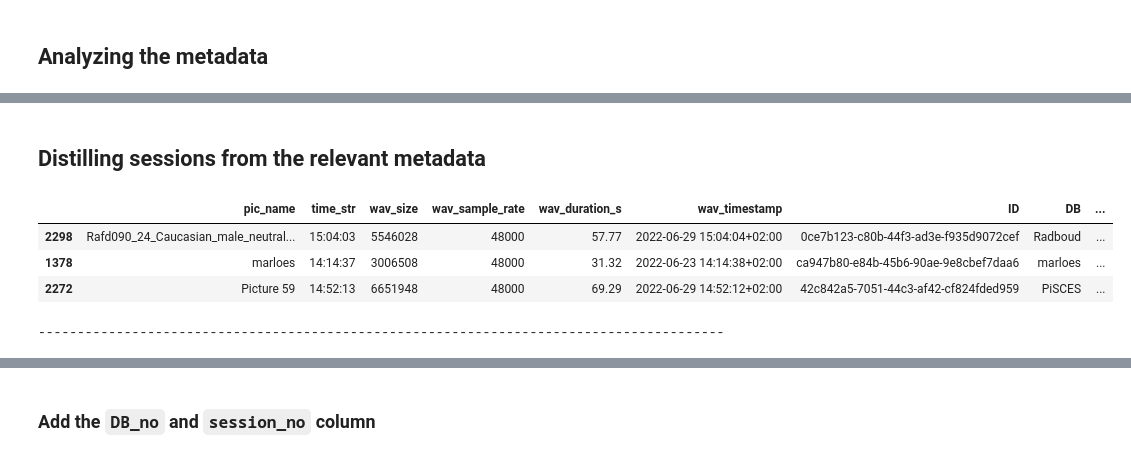
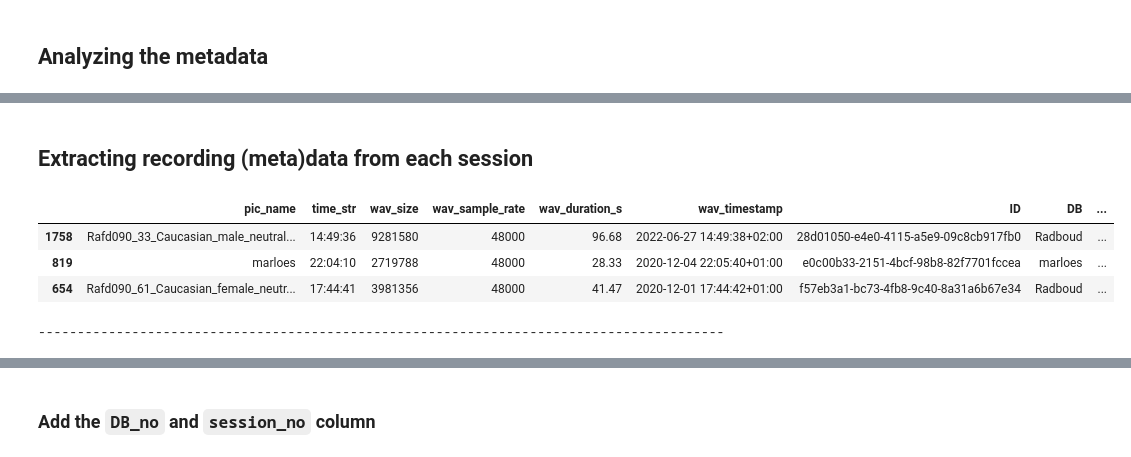
Before and after one commit to predict-idlab/gssp_analysis, a Jupyter notebook: notebooks/0.1_EDA.ipynb, the cells around one changed output, grey strips where cells are left out. Cells and saved outputs as stored; diff of their text form; code cells hidden in the pictures.

```diff
--- a/notebooks/0.1_EDA.ipynb
+++ b/notebooks/0.1_EDA.ipynb
@@ -142,10 +169,15 @@ array([<AxesSubplot:ylabel='Frequency'>, <AxesSubplot:ylabel='Frequency'>,
 # %%
+# NOTE: as for now we do not filter
+# TODO -> reconsider this
 df_metadata_relevant = (
-    df_metadata[
-        (df_metadata.Marloes >= 6)
-        & (df_metadata.Radboud >= 13)
-        & (df_metadata.PiSCES >= 13)
-    ]
+    # df_metadata[
+        # ~(
+        #     (df_metadata.Marloes >= 6)
+        #     & (df_metadata.Radboud >= 14)
+        #     & (df_metadata.PiSCES >= 14)
+        # )
+    # ]
+    df_metadata
     .reset_index(drop=True)
     .copy()
 )
@@ -196,18 +228,19 @@ Name: device, dtype: int64
 # %%
 df_metadata_relevant.to_parquet(loc_data_dir.joinpath("metadata_rel_ids.parquet"))
 # %% [markdown]
-## Distilling sessions from the relevant metadata
+## Extracting recording (meta)data from each session
 # %%
 session_dict_list = []
 
-# creating alldata.csv
+
+# Iterate over each session
 for folder in speech_data_session_dir.iterdir():
     if not folder.is_dir():
         continue
 
     def parse_pic_name_ts(db_folder, pic_name, time_str, sep="__") -> dict:
-        # what can we save from the wave file?
-        # duration - size
+        """Get the arousal valence json for the corresponding description"""
+        # what can we save from the wav file?
         json_f = sep.join([pic_name, time_str]) + ".json"
         json_f = db_folder.joinpath(json_f)
         if not json_f.is_file():
@@ -217,41 +250,38 @@ for folder in speech_data_session_dir.iterdir():
         with open(json_f, "r") as f:
             return json.load(f)
 
-    # TODO -> maybe we can also use the wav duration here as an extra assert.
     def get_wav_json_mapping(db_folder: Path) -> dict:
+        """Get the mapping from wav file to corresponding json (arousal/valence) file"""
         # parse the wav files to construct a dataframe
         wav_list = list(db_folder.glob("*.wav"))
         df_db_wav = pd.Series(
             seq(wav_list).map(lambda x: x.name), name="wav_files", dtype="str"
         ).to_frame()
-        df_db_wav["wav_time_str"] = df_db_wav["wav_files"].map(
-            lambda x: x.split("__")[1].split(".")[0]
-        )
-        df_db_wav["wav_time_str"] = pd.to_datetime(
-            "2022/01/01 " + df_db_wav["wav_time_str"], infer_datetime_format=True
-        )
-        df_db_wav = df_db_wav.sort_values(by="wav_time_str")
+        df_db_wav["wav_timestamp"] = seq(wav_list).map(
+            lambda wav_file: pd.Timestamp(
+                wav_file.stat().st_mtime, unit="s", tz="Europe/Brussels"
+            )
+        ).to_list()
+        df_db_wav = df_db_wav.sort_values(by="wav_timestamp")
 
-        # parse the json files to construct a datafraem
+        # parse the json files to construct a dataframe
         json_list = list(db_folder.glob("*.json"))
         df_db_json = pd.Series(
             seq(json_list).map(lambda x: x.name), name="json_files", dtype="str"
         ).to_frame()
-        df_db_json["json_time_str"] = df_db_json["json_files"].map(
-            lambda x: x.split("__")[1].split(".")[0]
-        )
-        df_db_json["json_time_str"] = pd.to_datetime(
-            "2022/01/01 " + df_db_json["json_time_str"], infer_datetime_format=True
-        )
-        df_db_json = df_db_json.sort_values(by="json_time_str")
+        df_db_json["json_timestamp"] = seq(json_list).map(
+            lambda json_file: pd.Timestamp(
+                json_file.stat().st_mtime, unit="s", tz="Europe/Brussels"
+            )
+        ).to_list()
+        df_db_json = df_db_json.sort_values(by="json_timestamp")
 
-        # TODO -> check if there is no overlapping data
         json_wav_mapping = pd.merge_asof(
             left=df_db_wav,
             right=df_db_json,
-            left_on="wav_time_str",
-            right_on="json_time_str",
-            tolerance=pd.Timedelta(minutes=3),
+            left_on="wav_timestamp",
+            right_on="json_timestamp",
+            tolerance=pd.Timedelta(minutes=5),
             # A "forward" search selects the first row in the right DataFrame whose 'on' key
             # is greater than or equal to the left's key.
             direction="forward",
@@ -260,15 +290,16 @@ for folder in speech_data_session_dir.iterdir():
         json_wav_mapping = json_wav_mapping.dropna(how="any", axis=0)
         json_wav_mapping = json_wav_mapping[
             ~(
-                json_wav_mapping["wav_time_str"]
-                < json_wav_mapping["json_time_str"].shift(1)
+                json_wav_mapping["wav_timestamp"]
+                < json_wav_mapping["json_timestamp"].shift(1)
             )
         ].reset_index(drop=True)
 
+        # Asserts to check that the merge is performed correctly
         assert all(
             (
-                json_wav_mapping["json_time_str"].shift(1)
-                < json_wav_mapping["wav_time_str"]
+                json_wav_mapping["json_timestamp"].shift(1)
+                < json_wav_mapping["wav_timestamp"]
             ).values[1:]
         )
         wav_json_mapping_dict = (
@@ -278,6 +309,7 @@ for folder in speech_data_session_dir.iterdir():
         )
         return wav_json_mapping_dict
 
+    # Iterate over each database folder
     for db_folder in [folder.joinpath(x) for x in ["marloes", "Radboud", "PiSCES"]]:
         wav_json_mapping_dict = get_wav_json_mapping(db_folder)
 
@@ -317,35 +349,35 @@ assert all(
                 **dict(
                     zip(
                         ["hour", "minute", "second"],
                         list(map(int, r.time_str.split(":"))),
                     )
                 )
             ),
             axis=1,
         )
         - df_session.wav_timestamp
     ).abs()
     < pd.Timedelta(minutes=10)
 )
 
 
 del folder, db_folder, wav_file, ts, metadata_dict, session_dict_list, time_str, f
 del parse_pic_name_ts, pic_name, wav_json_mapping_dict, json_dct, data, sample_rate
 
 display(df_session.sample(3))
 
 print("-" * 88)
 
 df_session_tot = df_metadata_relevant.merge(
     df_session, how="left", left_on="ID", right_on="ID"
 )
 display(df_session_tot.sample(3))
 
 del df_session
 # %% [output]
 |  | pic_name | time_str | wav_size | wav_sample_rate | wav_duration_s | wav_timestamp | ID | DB | ... |
-| 2298 | Rafd090_24_Caucasian_male_neutral... | 15:04:03 | 5546028 | 48000 | 57.77 | 2022-06-29 15:04:04+02:00 | 0ce7b123-c80b-44f3-ad3e-f935d9072cef | Radboud | ... |
-| 1378 | marloes | 14:14:37 | 3006508 | 48000 | 31.32 | 2022-06-23 14:14:38+02:00 | ca947b80-e84b-45b6-90ae-9e8cbef7daa6 | marloes | ... |
-| 2272 | Picture 59 | 14:52:13 | 6651948 | 48000 | 69.29 | 2022-06-29 14:52:12+02:00 | 42c842a5-7051-44c3-af42-cf824fded959 | PiSCES | ... |
+| 1758 | Rafd090_33_Caucasian_male_neutral... | 14:49:36 | 9281580 | 48000 | 96.68 | 2022-06-27 14:49:38+02:00 | 28d01050-e4e0-4115-a5e9-09c8cb917fb0 | Radboud | ... |
+| 819 | marloes | 22:04:10 | 2719788 | 48000 | 28.33 | 2020-12-04 22:05:40+01:00 | e0c00b33-2151-4bcf-98b8-82f7701fccea | marloes | ... |
+| 654 | Rafd090_61_Caucasian_female_neutr... | 17:44:41 | 3981356 | 48000 | 41.47 | 2020-12-01 17:44:42+01:00 | f57eb3a1-bc73-4fb8-9c40-8a31a6b67e34 | Radboud | ... |
 ----------------------------------------------------------------------------------------
 |  | age | education | sex | timestamp | ID | Marloes | PiSCES | Radboud | device | prolific_token | ... |
```
Also changed, not shown: parts of 22 cells of this notebook, 1 other file.
